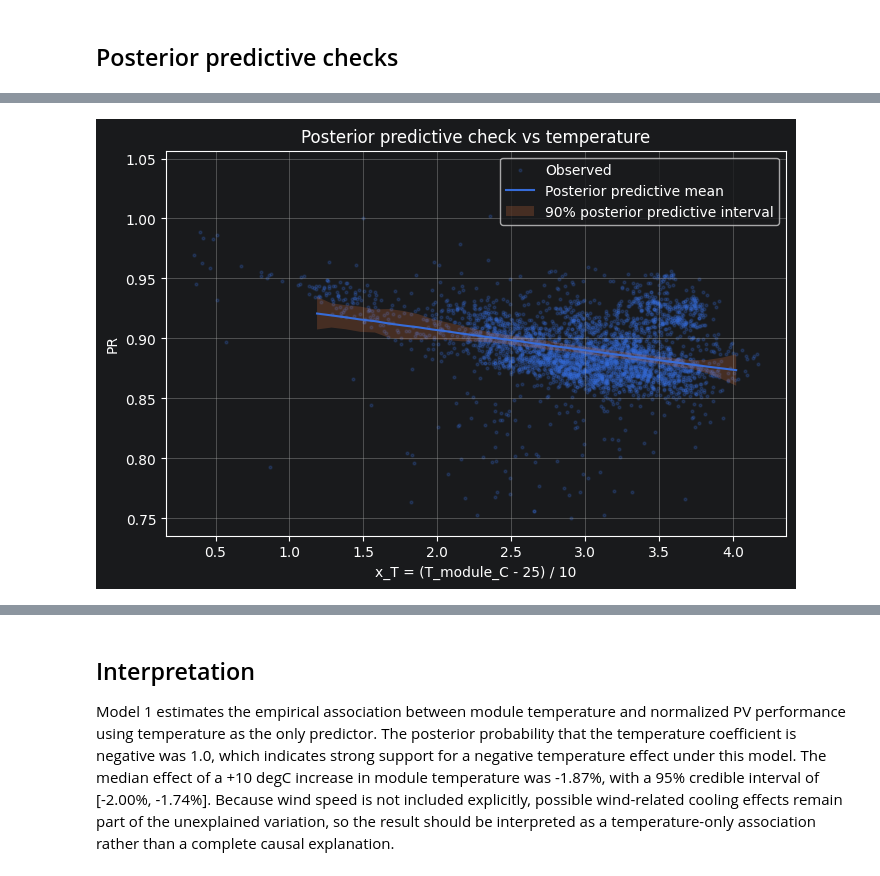
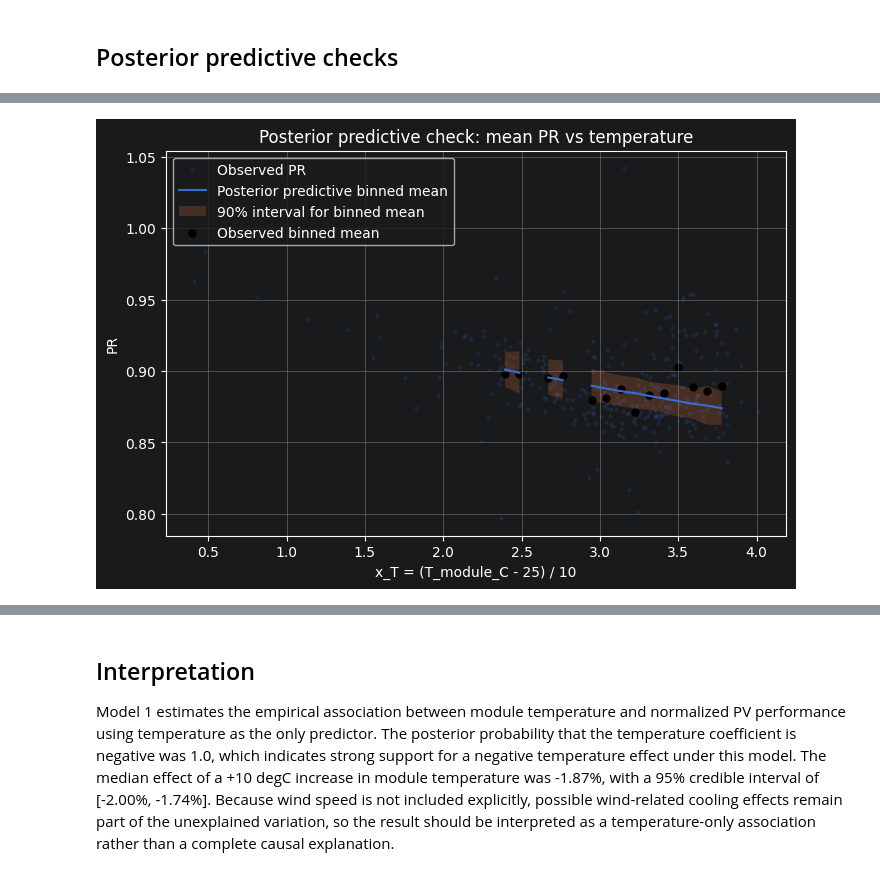
Before and after one commit to mkrzyzowska/Bayesian-Data-Analytics-PV-Project, a Jupyter notebook: model_1_temperature.ipynb, the cells around one changed output, grey strips where cells are left out. Cells and saved outputs as stored; diff of their text form; code cells hidden in the pictures.

```diff
--- a/model_1_temperature.ipynb
+++ b/model_1_temperature.ipynb
@@ -79,24 +74,9 @@ rng = np.random.default_rng(RANDOM_SEED)
 
 # Set to None if you want to use all data.
 # During development 3000-5000 rows are enough and much faster.
-MAX_N = 5000
+MAX_N = 300
 
-CANDIDATE_DATA_FILES = [
-    Path("clean_ground_2016_summer.csv"),
-    Path("onemin-Ground-2016/clean_ground_2016_summer.csv"),
-    Path("onemin-Ground-2016/2016/clean_ground_2016_summer.csv"),
-    Path("data/clean_ground_2016_summer.csv"),
-]
-
-for p in CANDIDATE_DATA_FILES:
-    if p.exists():
-        CLEAN_DATA_PATH = p
-        break
-else:
-    raise FileNotFoundError(
-        "Clean data file not found. Put clean_ground_2016_summer.csv in the project folder "
-        "or update CANDIDATE_DATA_FILES."
-    )
+CLEAN_DATA_PATH = Path("onemin-Ground-2016/2016/clean_ground_2016_summer.csv")
 
 print("Using clean data:", CLEAN_DATA_PATH)
 
@@ -483,50 +470,57 @@ plt.show()
 # %%
 
 bins = np.linspace(x_T.min(), x_T.max(), 40)
 bin_centers = 0.5 * (bins[:-1] + bins[1:])
 
-mean_pred = []
-low_pred = []
-high_pred = []
-mean_obs = []
+pred_mean = []
+pred_low = []
+pred_high = []
+obs_mean = []
+obs_count = []
 
 for lo, hi in zip(bins[:-1], bins[1:]):
     mask = (x_T >= lo) & (x_T < hi)
+    obs_count.append(np.sum(mask))
 
     if np.sum(mask) < 10:
-        mean_pred.append(np.nan)
-        low_pred.append(np.nan)
-        high_pred.append(np.nan)
-        mean_obs.append(np.nan)
+        pred_mean.append(np.nan)
+        pred_low.append(np.nan)
+        pred_high.append(np.nan)
+        obs_mean.append(np.nan)
         continue
 
-    pred_bin = PR_pred[:, mask].mean(axis=1)
+    # For each posterior draw, average replicated PR values within this
+    # temperature bin. This checks whether the model reproduces the mean PR
+    # trend by temperature, not the spread of individual points.
+    pred_bin_mean = PR_pred[:, mask].mean(axis=1)
 
-    mean_pred.append(np.mean(pred_bin))
-    low_pred.append(np.percentile(pred_bin, 5))
-    high_pred.append(np.percentile(pred_bin, 95))
-    mean_obs.append(np.mean(PR_obs[mask]))
+    pred_mean.append(np.mean(pred_bin_mean))
+    pred_low.append(np.percentile(pred_bin_mean, 5))
+    pred_high.append(np.percentile(pred_bin_mean, 95))
+    obs_mean.append(np.mean(PR_obs[mask]))
 
-mean_pred = np.array(mean_pred)
-low_pred = np.array(low_pred)
-high_pred = np.array(high_pred)
-mean_obs = np.array(mean_obs)
+pred_mean = np.array(pred_mean)
+pred_low = np.array(pred_low)
+pred_high = np.array(pred_high)
+obs_mean = np.array(obs_mean)
+obs_count = np.array(obs_count)
 
 plt.figure(figsize=(8, 5))
-plt.scatter(x_T, PR_obs, s=4, alpha=0.20, label="Observed")
-plt.plot(bin_centers, mean_pred, label="Posterior predictive mean")
+plt.scatter(x_T, PR_obs, s=4, alpha=0.12, label="Observed PR")
+plt.plot(bin_centers, pred_mean, label="Posterior predictive binned mean")
 plt.fill_between(
     bin_centers,
-    low_pred,
-    high_pred,
+    pred_low,
+    pred_high,
     alpha=0.25,
-    label="90% posterior predictive interval",
+    label="90% interval for binned mean",
 )
+plt.scatter(bin_centers, obs_mean, s=25, color="black", label="Observed binned mean")
 plt.xlabel("x_T = (T_module_C - 25) / 10")
 plt.ylabel("PR")
-plt.title("Posterior predictive check vs temperature")
+plt.title("Posterior predictive check: mean PR vs temperature")
 plt.legend()
 plt.grid(True)
 plt.show()
 # %% [output]
-[figure, old version]
+[figure, new version]
```
Also changed, not shown: parts of 14 cells of this notebook.
